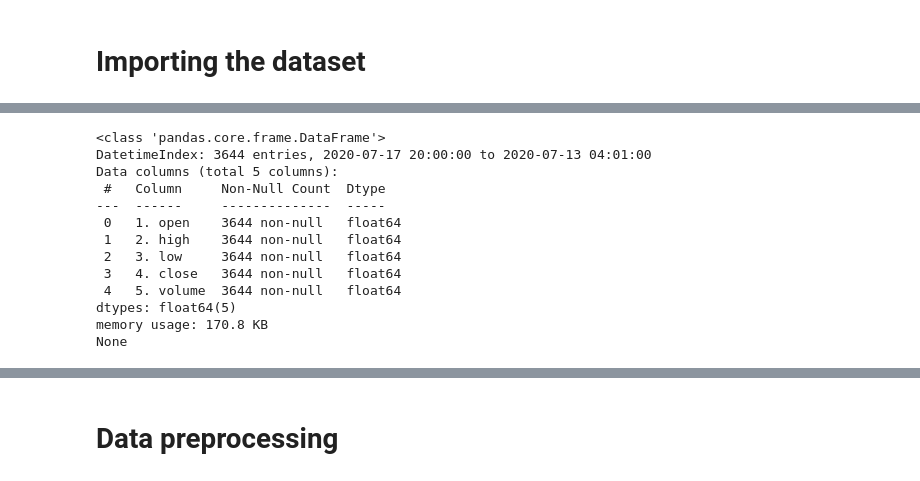
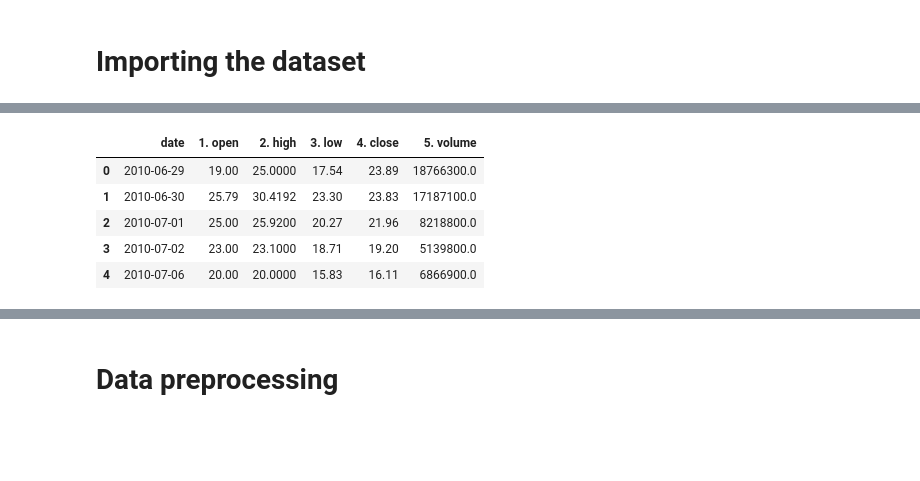
Before and after one commit to GaurangRaje/PatternRecognition, a Jupyter notebook: BasicPatternRecog.ipynb, the cells around one changed output, grey strips where cells are left out. Cells and saved outputs as stored; diff of their text form; code cells hidden in the pictures; blank space fills up the shorter version.

```diff
--- a/BasicPatternRecog.ipynb
+++ b/BasicPatternRecog.ipynb
@@ -17,6 +34,8 @@ ticker = 'TSLA'
 # Importing the dataset
 # %%
 ts = TimeSeries(key=av_key, output_format = 'pandas')
-df, meta_data = ts.get_intraday(symbol=ticker, interval='1min', outputsize='full')
-print(df.head())
+df, meta_data = ts.get_daily(symbol=ticker, outputsize='full')
+df = df.reindex(index=df.index[::-1])
+df = df.reset_index()
+df.head()
 # %% [output]
@@ -30,16 +42,6 @@ date
+|  | date | 1. open | 2. high | 3. low | 4. close | 5. volume |
+| 0 | 2010-06-29 | 19.00 | 25.0000 | 17.54 | 23.89 | 18766300.0 |
+| 1 | 2010-06-30 | 25.79 | 30.4192 | 23.30 | 23.83 | 17187100.0 |
+| 2 | 2010-07-01 | 25.00 | 25.9200 | 20.27 | 21.96 | 8218800.0 |
+| 3 | 2010-07-02 | 23.00 | 23.1000 | 18.71 | 19.20 | 5139800.0 |
+| 4 | 2010-07-06 | 20.00 | 20.0000 | 15.83 | 16.11 | 6866900.0 |
-# %%
-print(df.info())
-# %% [output]
-<class 'pandas.core.frame.DataFrame'>
-DatetimeIndex: 3644 entries, 2020-07-17 20:00:00 to 2020-07-13 04:01:00
-Data columns (total 5 columns):
- #   Column     Non-Null Count  Dtype
----  ------     --------------  -----
- 0   1. open    3644 non-null   float64
- 1   2. high    3644 non-null   float64
- 2   3. low     3644 non-null   float64
- 3   4. close   3644 non-null   float64
- 4   5. volume  3644 non-null   float64
-dtypes: float64(5)
-memory usage: 170.8 KB
-None
```
Also changed, not shown: parts of 12 cells of this notebook.
